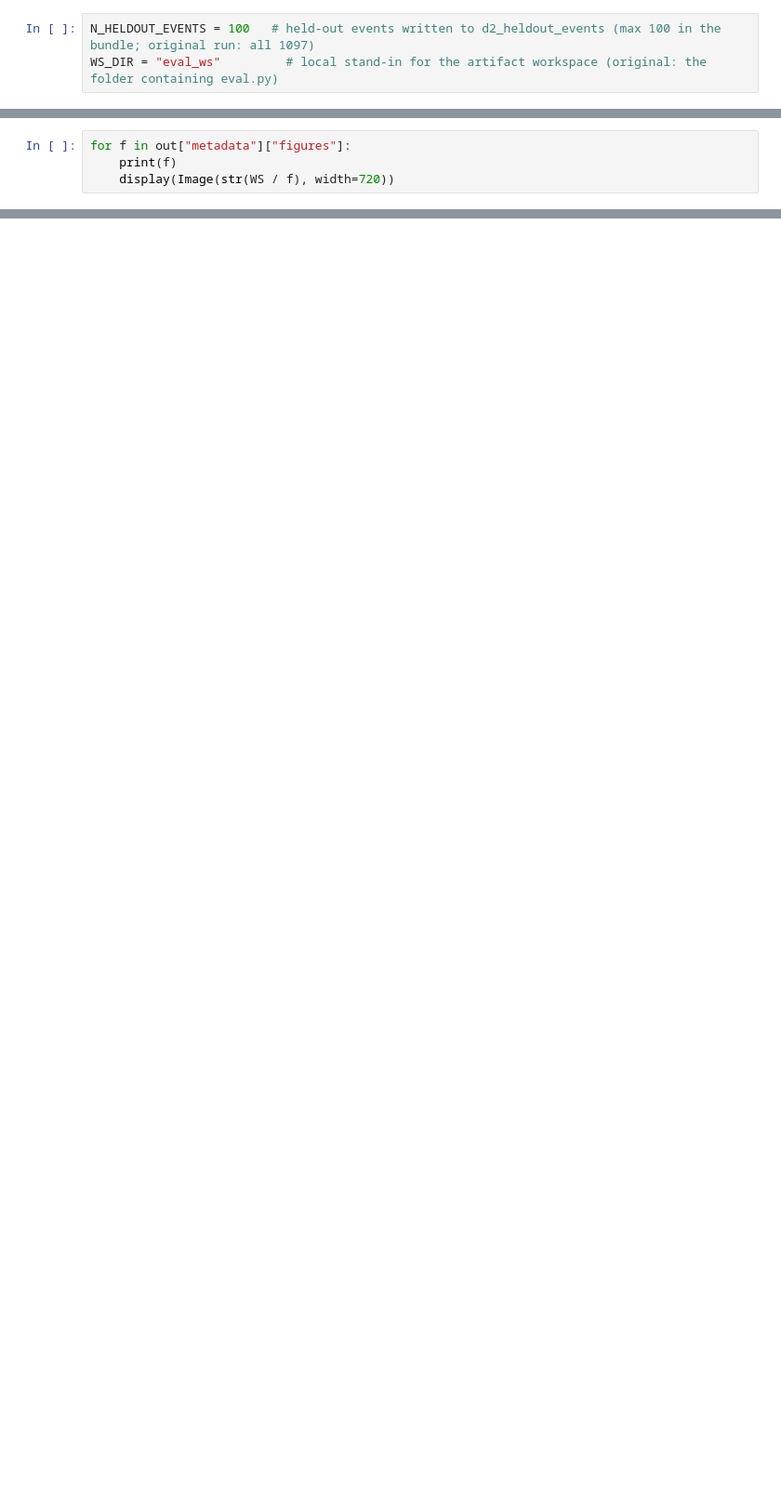
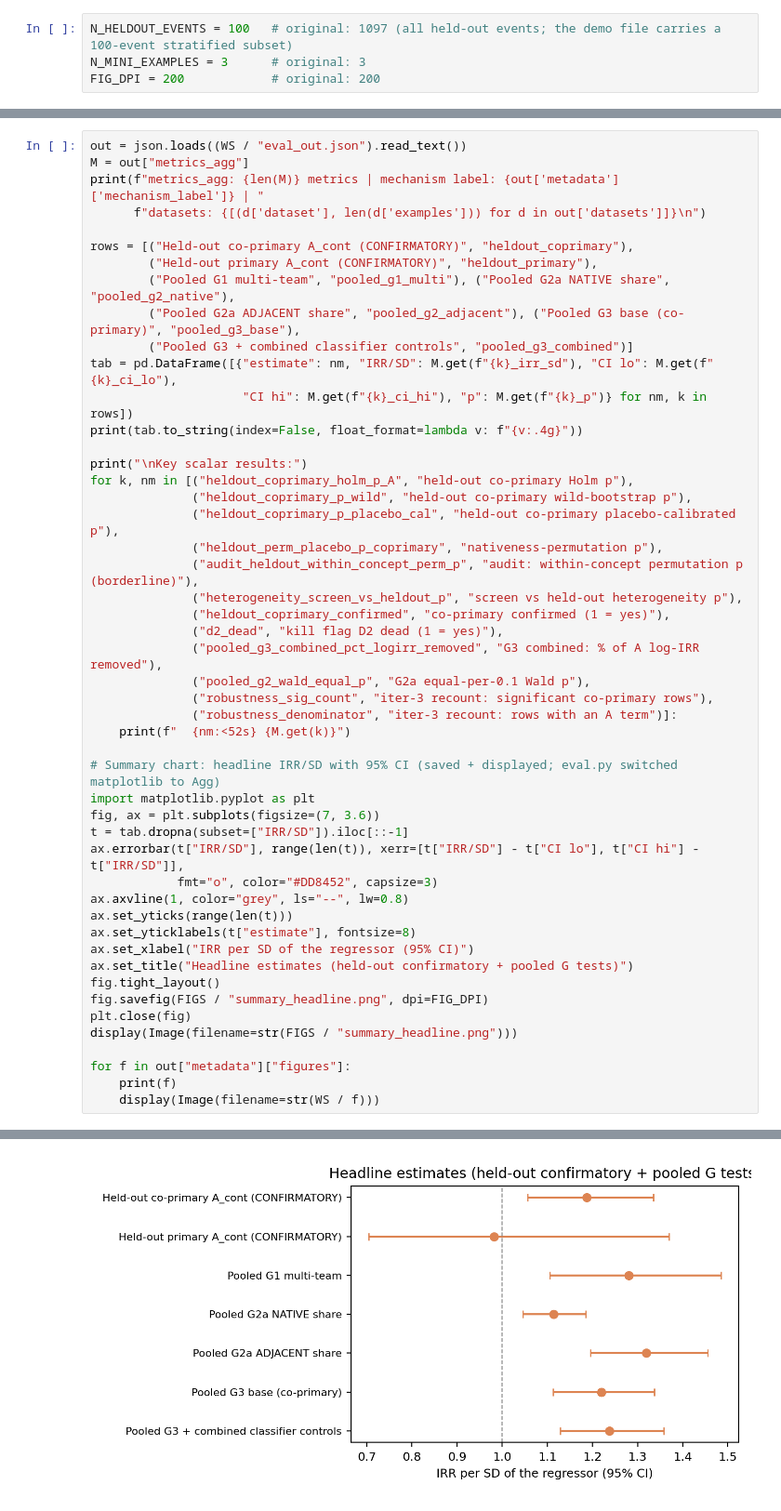
Before and after one commit to ai-inventor-papers/ai-invention-8892b7-occupancy-is-not-integration-for-new, a Jupyter notebook: round-4/evaluation-2/demo/eval_code_demo.ipynb, the cells around one changed output, grey strips where cells are left out. Shown at 93% size. Saved outputs shown, nothing was run; the diff lists cells and outputs as text; blank space fills up the shorter version.

Commit message:
round-4/evaluation-2 — demo for One-time held-out check of the idea-grafting result

```diff
--- a/round-4/evaluation-2/demo/eval_code_demo.ipynb
+++ b/round-4/evaluation-2/demo/eval_code_demo.ipynb
@@ -83,4 +74,5 @@ The script does no fitting: the regressions, 200-draw placebo and 500-draw permu
 # %%
-N_HELDOUT_EVENTS = 100   # held-out events written to d2_heldout_events (max 100 in the bundle; original run: all 1097)
-WS_DIR = "eval_ws"         # local stand-in for the artifact workspace (original: the folder containing eval.py)
+N_HELDOUT_EVENTS = 100   # original: 1097 (all held-out events; the demo file carries a 100-event stratified subset)
+N_MINI_EXAMPLES = 3      # original: 3
+FIG_DPI = 200            # original: 200
 # %% [markdown]
@@ -755,4 +665,0 @@ display(Image(str(FIGS / "demo_heldout_deviance_gain.png")))
-# %%
-for f in out["metadata"]["figures"]:
-    print(f)
-    display(Image(str(WS / f), width=720))
@@ -767,0 +669,50 @@ figures/F4_G1_multi_vs_single.png
+# %%
+out = json.loads((WS / "eval_out.json").read_text())
+M = out["metrics_agg"]
+print(f"metrics_agg: {len(M)} metrics | mechanism label: {out['metadata']['mechanism_label']} | "
+      f"datasets: {[(d['dataset'], len(d['examples'])) for d in out['datasets']]}\n")
+
+rows = [("Held-out co-primary A_cont (CONFIRMATORY)", "heldout_coprimary"),
+        ("Held-out primary A_cont (CONFIRMATORY)", "heldout_primary"),
+        ("Pooled G1 multi-team", "pooled_g1_multi"), ("Pooled G2a NATIVE share", "pooled_g2_native"),
+        ("Pooled G2a ADJACENT share", "pooled_g2_adjacent"), ("Pooled G3 base (co-primary)", "pooled_g3_base"),
+        ("Pooled G3 + combined classifier controls", "pooled_g3_combined")]
+tab = pd.DataFrame([{"estimate": nm, "IRR/SD": M.get(f"{k}_irr_sd"), "CI lo": M.get(f"{k}_ci_lo"),
+                     "CI hi": M.get(f"{k}_ci_hi"), "p": M.get(f"{k}_p")} for nm, k in rows])
+print(tab.to_string(index=False, float_format=lambda v: f"{v:.4g}"))
+
+print("\nKey scalar results:")
+for k, nm in [("heldout_coprimary_holm_p_A", "held-out co-primary Holm p"),
+              ("heldout_coprimary_p_wild", "held-out co-primary wild-bootstrap p"),
+              ("heldout_coprimary_p_placebo_cal", "held-out co-primary placebo-calibrated p"),
+              ("heldout_perm_placebo_p_coprimary", "nativeness-permutation p"),
+              ("audit_heldout_within_concept_perm_p", "audit: within-concept permutation p (borderline)"),
+              ("heterogeneity_screen_vs_heldout_p", "screen vs held-out heterogeneity p"),
+              ("heldout_coprimary_confirmed", "co-primary confirmed (1 = yes)"),
+              ("d2_dead", "kill flag D2 dead (1 = yes)"),
+              ("pooled_g3_combined_pct_logirr_removed", "G3 combined: % of A log-IRR removed"),
+              ("pooled_g2_wald_equal_p", "G2a equal-per-0.1 Wald p"),
+              ("robustness_sig_count", "iter-3 recount: significant co-primary rows"),
+              ("robustness_denominator", "iter-3 recount: rows with an A term")]:
+    print(f"  {nm:<52s} {M.get(k)}")
+
+# Summary chart: headline IRR/SD with 95% CI (saved + displayed; eval.py switched matplotlib to Agg)
+import matplotlib.pyplot as plt
+fig, ax = plt.subplots(figsize=(7, 3.6))
+t = tab.dropna(subset=["IRR/SD"]).iloc[::-1]
+ax.errorbar(t["IRR/SD"], range(len(t)), xerr=[t["IRR/SD"] - t["CI lo"], t["CI hi"] - t["IRR/SD"]],
+            fmt="o", color="#DD8452", capsize=3)
+ax.axvline(1, color="grey", ls="--", lw=0.8)
+ax.set_yticks(range(len(t)))
+ax.set_yticklabels(t["estimate"], fontsize=8)
+ax.set_xlabel("IRR per SD of the regressor (95% CI)")
+ax.set_title("Headline estimates (held-out confirmatory + pooled G tests)")
+fig.tight_layout()
+fig.savefig(FIGS / "summary_headline.png", dpi=FIG_DPI)
+plt.close(fig)
+display(Image(filename=str(FIGS / "summary_headline.png")))
+
+for f in out["metadata"]["figures"]:
+    print(f)
+    display(Image(filename=str(WS / f)))
+# %% [output]
@@ -767,0 +736 @@ figures/F4_G1_multi_vs_single.png
+[figure, added]
```
Also changed, not shown: parts of 33 cells of this notebook, 1 other file.
